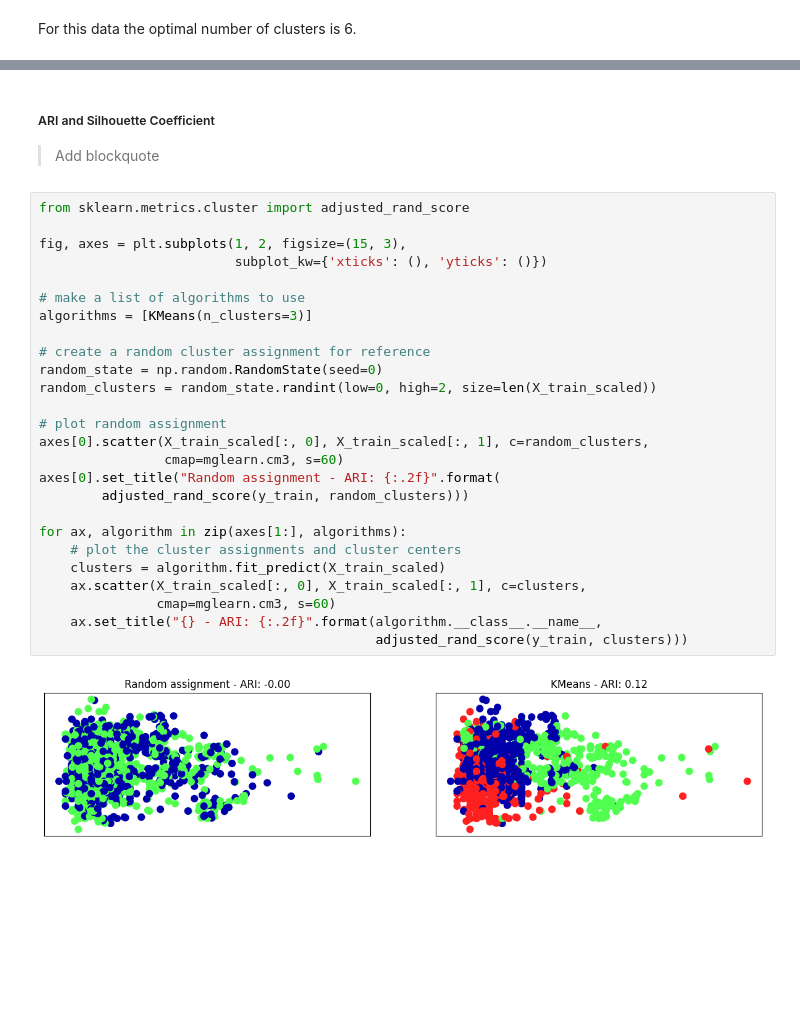
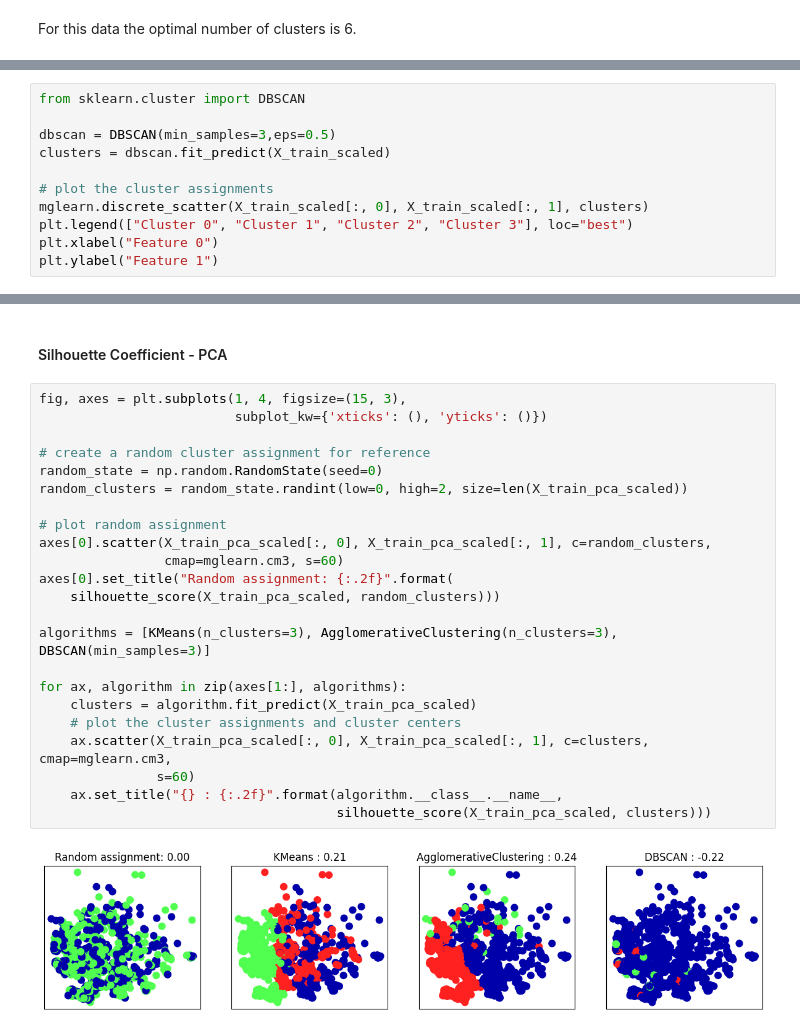
Before and after one commit to naterattner/data71200, a Jupyter notebook: project_3/data71200_summer24_project3.ipynb, the cells around one changed output, grey strips where cells are left out. Drawn from its saved outputs; the diff is of its cells as text; blank space fills up the shorter version.

```diff
--- a/project_3/data71200_summer24_project3.ipynb
+++ b/project_3/data71200_summer24_project3.ipynb
@@ -345,0 +377,11 @@ plt.show()
+# %%
+from sklearn.cluster import DBSCAN
+
+dbscan = DBSCAN(min_samples=3,eps=0.5)
+clusters = dbscan.fit_predict(X_train_scaled)
+
+# plot the cluster assignments
+mglearn.discrete_scatter(X_train_scaled[:, 0], X_train_scaled[:, 1], clusters)
+plt.legend(["Cluster 0", "Cluster 1", "Cluster 2", "Cluster 3"], loc="best")
+plt.xlabel("Feature 0")
+plt.ylabel("Feature 1")
@@ -346,32 +494,27 @@ plt.show()
 # %% [markdown]
-##### ARI and Silhouette Coefficient
-
-> Add blockquote
+#### Silhouette Coefficient - PCA
 # %%
-from sklearn.metrics.cluster import adjusted_rand_score
-
-fig, axes = plt.subplots(1, 2, figsize=(15, 3),
+fig, axes = plt.subplots(1, 4, figsize=(15, 3),
                          subplot_kw={'xticks': (), 'yticks': ()})
-
-# make a list of algorithms to use
-algorithms = [KMeans(n_clusters=3)]
 
 # create a random cluster assignment for reference
 random_state = np.random.RandomState(seed=0)
-random_clusters = random_state.randint(low=0, high=2, size=len(X_train_scaled))
+random_clusters = random_state.randint(low=0, high=2, size=len(X_train_pca_scaled))
 
 # plot random assignment
-axes[0].scatter(X_train_scaled[:, 0], X_train_scaled[:, 1], c=random_clusters,
+axes[0].scatter(X_train_pca_scaled[:, 0], X_train_pca_scaled[:, 1], c=random_clusters,
                 cmap=mglearn.cm3, s=60)
-axes[0].set_title("Random assignment - ARI: {:.2f}".format(
-        adjusted_rand_score(y_train, random_clusters)))
+axes[0].set_title("Random assignment: {:.2f}".format(
+    silhouette_score(X_train_pca_scaled, random_clusters)))
+
+algorithms = [KMeans(n_clusters=3), AgglomerativeClustering(n_clusters=3), DBSCAN(min_samples=3)]
 
 for ax, algorithm in zip(axes[1:], algorithms):
+    clusters = algorithm.fit_predict(X_train_pca_scaled)
     # plot the cluster assignments and cluster centers
-    clusters = algorithm.fit_predict(X_train_scaled)
-    ax.scatter(X_train_scaled[:, 0], X_train_scaled[:, 1], c=clusters,
-               cmap=mglearn.cm3, s=60)
-    ax.set_title("{} - ARI: {:.2f}".format(algorithm.__class__.__name__,
-                                           adjusted_rand_score(y_train, clusters)))
+    ax.scatter(X_train_pca_scaled[:, 0], X_train_pca_scaled[:, 1], c=clusters, cmap=mglearn.cm3,
+               s=60)
+    ax.set_title("{} : {:.2f}".format(algorithm.__class__.__name__,
+                                      silhouette_score(X_train_pca_scaled, clusters)))
 # %% [output]
-[figure, old version]
+[figure, new version]
```
Also changed, not shown: parts of 24 cells of this notebook.
